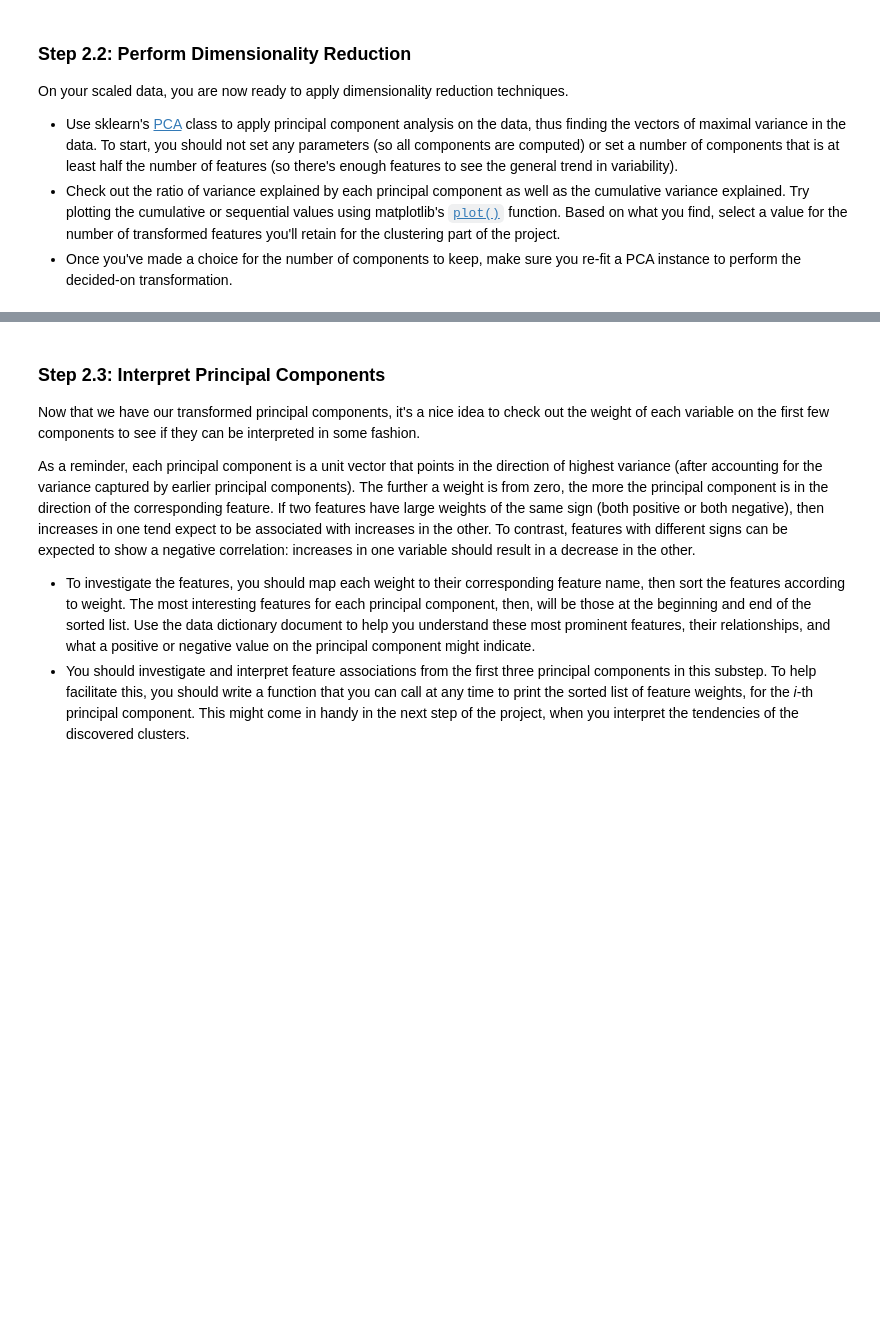
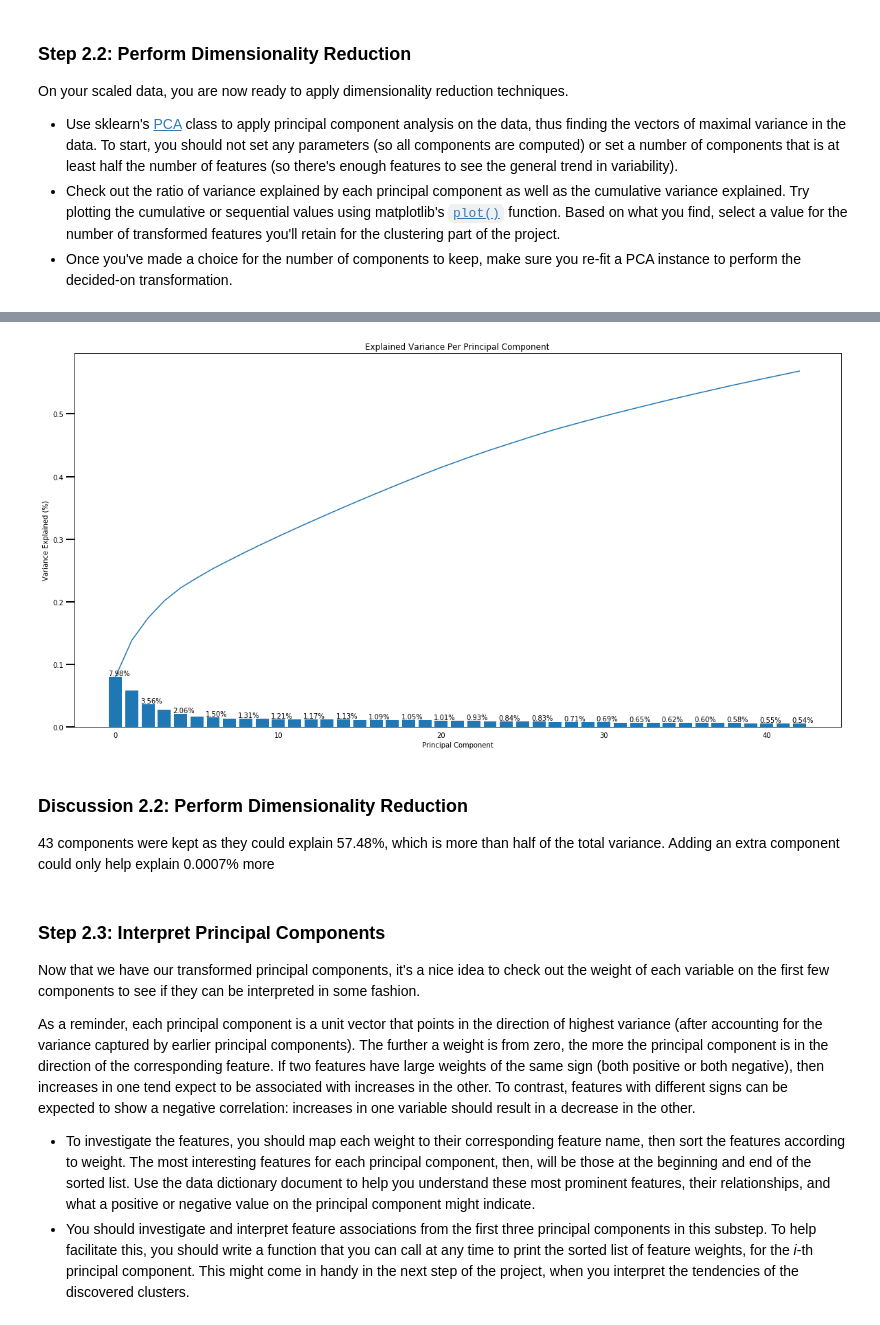
Before and after one commit to sclkan/Identify-Customer-Segments, a Jupyter notebook: Identify_Customer_Segments.ipynb, the cells around one changed output, grey strips where cells are left out. Saved outputs shown, nothing was run; the diff lists cells and outputs as text; code cells hidden in the pictures; blank space fills up the shorter version.

```diff
--- a/Identify_Customer_Segments.ipynb
+++ b/Identify_Customer_Segments.ipynb
@@ -774,2 +828,3 @@ On your scaled data, you are now ready to apply dimensionality reduction techniq
 # %%
-# Re-apply PCA to the data while selecting for number of components to retain.
+#Re-apply PCA to the data while selecting for number of components to retain.
+pca, X_pca = do_pca(azdias_pca, 43)
@@ -780,3 +831,11 @@ On your scaled data, you are now ready to apply dimensionality reduction techniq
+# %%
+scree_plot(pca)
+# %% [output]
+[figure, added]
+# %% [markdown]
+### Discussion 2.2: Perform Dimensionality Reduction
+
+43 components were kept as they could explain 57.48%, which is more than half of the total variance.  Adding an extra component could only help explain 0.0007% more
 # %% [markdown]
 ### Step 2.3: Interpret Principal Components
 
```
Also changed, not shown: parts of 12 cells of this notebook.
